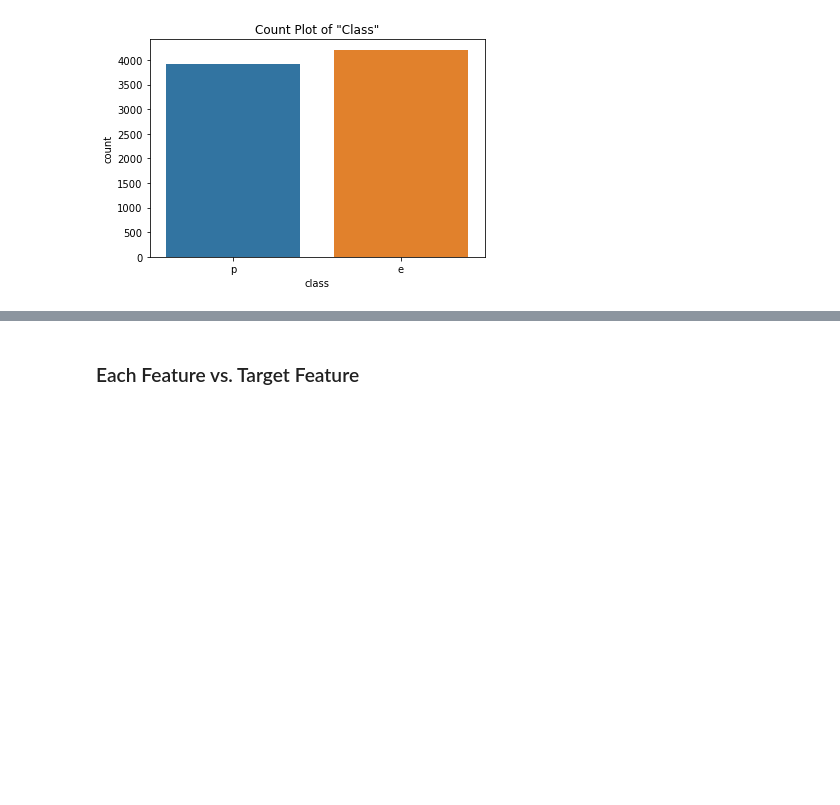
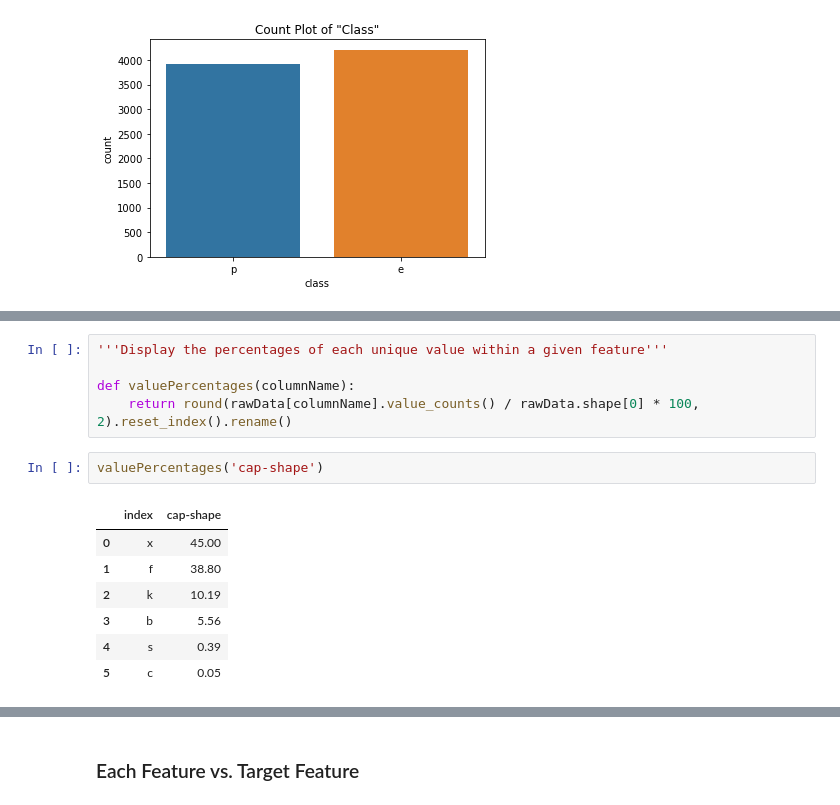
Before and after one commit to AvinashBisram/Machine-Learning, a Jupyter notebook: Classification/Classification Comparison.ipynb, the cells around one changed output, grey strips where cells are left out. Drawn from its saved outputs; the diff is of its cells as text; blank space fills up the shorter version.

```diff
--- a/Classification/Classification Comparison.ipynb
+++ b/Classification/Classification Comparison.ipynb
@@ -236,0 +268,15 @@ plt.show()
+# %%
+'''Display the percentages of each unique value within a given feature'''
+
+def valuePercentages(columnName):
+    return round(rawData[columnName].value_counts() / rawData.shape[0] * 100, 2).reset_index().rename()
+# %%
+valuePercentages('cap-shape')
+# %% [output]
+|  | index | cap-shape |
+| 0 | x | 45.00 |
+| 1 | f | 38.80 |
+| 2 | k | 10.19 |
+| 3 | b | 5.56 |
+| 4 | s | 0.39 |
+| 5 | c | 0.05 |
```
Also changed, not shown: parts of 42 cells of this notebook.
